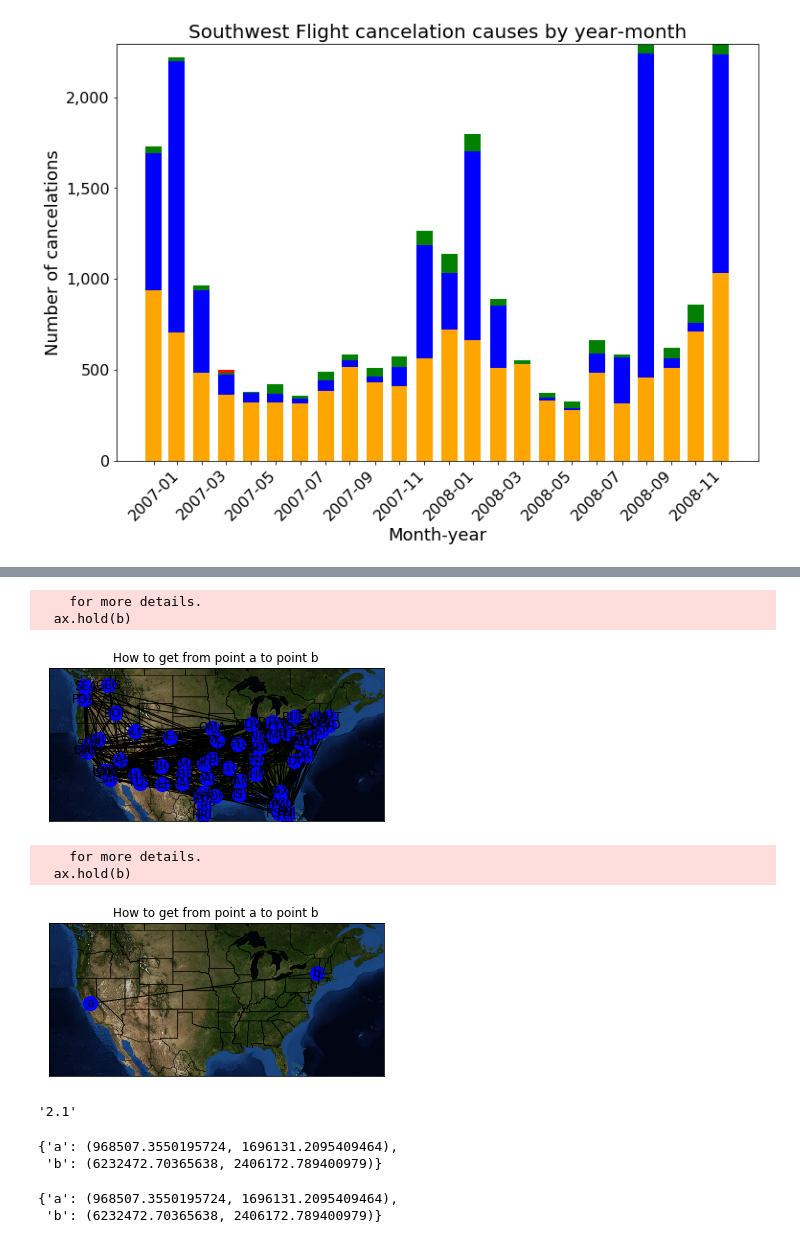
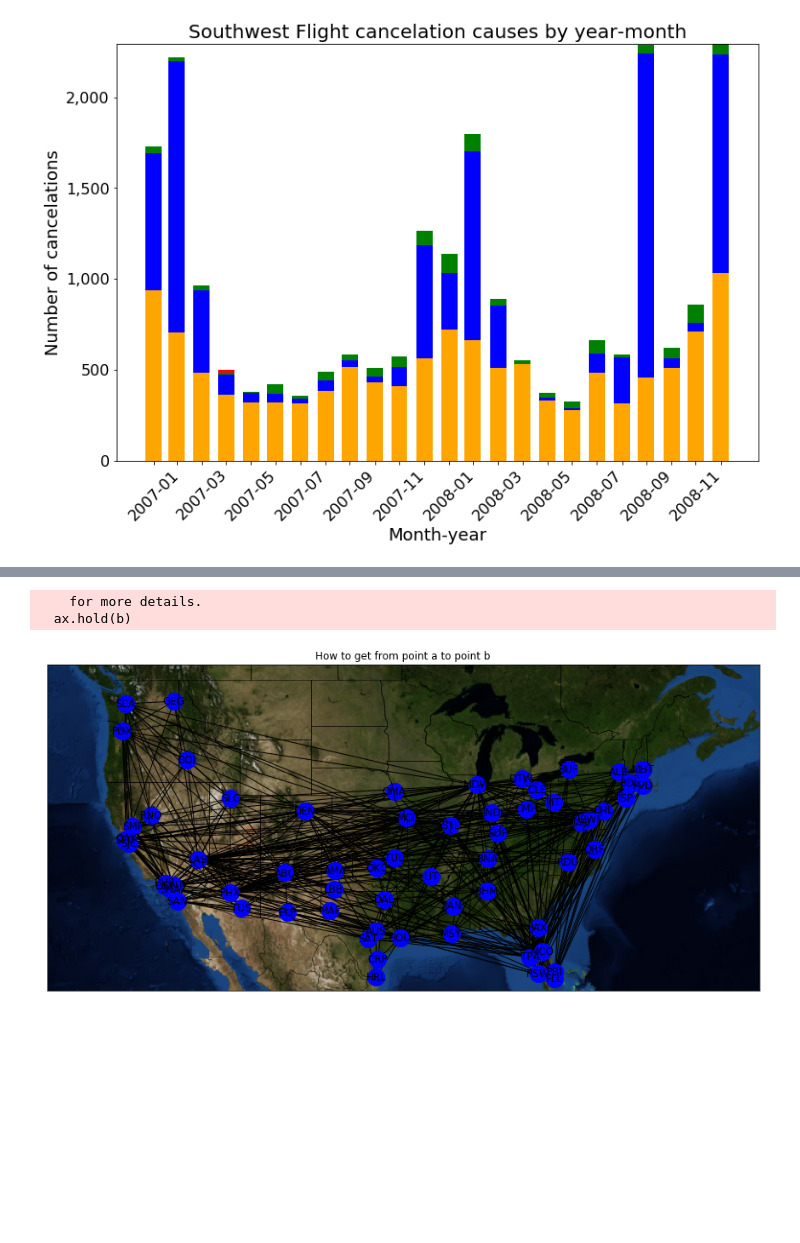
Before and after one commit to Zibski/Airline-on-time, a Jupyter notebook: Data Exploration.ipynb, the cells around one changed output, grey strips where cells are left out. Cells and saved outputs as stored; diff of their text form; code cells hidden in the pictures; blank space fills up the shorter version.

```diff
--- a/Data Exploration.ipynb
+++ b/Data Exploration.ipynb
@@ -297,6 +297,3 @@ for label in ax.get_xaxis().get_ticklabels()[::2]:
 plt.show()
 # %% [output]
 [figure]
-# %%
-df['lon-lat'] = df[['long', 'lat']].apply(tuple, axis=1)
-df.iloc[0]
@@ -344,93 +304,33 @@ from mpl_toolkits.basemap import Basemap as Basemap
 m = Basemap(
         projection='merc',
         llcrnrlon=-130,
         llcrnrlat=25,
         urcrnrlon=-60,
         urcrnrlat=50,
         lat_ts=0,
         resolution='i',
         suppress_ticks=True)
 
 #mx,my=m(df['long'].values,df['lat'].values)
-
+plt.figure(figsize=(15, 15))
 # The NetworkX part
 # put map projection coordinates in pos dictionary
 G = nx.Graph()
 #G.add_edge('a','b')
 G.add_edges_from([tuple(x) for x in df[['Origin', 'Dest']].values])
 pos=df.set_index('Origin')['lon-lat'].to_dict()
 for key, value in pos.items():
     pos[key]=m(value[0], value[1])
 # draw
-nx.draw_networkx(G,pos,node_size=200,node_color='blue')
+nx.draw_networkx(G,pos,node_size=400,node_color='blue')
 
 # Now draw the map
 m.drawcountries()
 m.drawstates()
 m.bluemarble()
 plt.title('How to get from point a to point b')
 plt.show()
 # %% [output]
     for more details.
   ax.hold(b)
-[figure, old version]
+[figure, new version]
-# %%
-import networkx as nx
-import matplotlib.pyplot as plt
-from mpl_toolkits.basemap import Basemap as Basemap
-m = Basemap(
-        projection='merc',
-        llcrnrlon=-130,
-        llcrnrlat=25,
-        urcrnrlon=-60,
-        urcrnrlat=50,
-        lat_ts=0,
-        resolution='i',
-        suppress_ticks=True)
-
-# position in decimal lat/lon
-lats=[37.96,42.82]
-lons=[-121.29,-73.95]
-# convert lat and lon to map projection
-mx,my=m(lons,lats)
-
-# The NetworkX part
-# put map projection coordinates in pos dictionary
-G=nx.Graph()
-G.add_edge('a','b')
-pos={}
-pos['a']=(mx[0],my[0])
-pos['b']=(mx[1],my[1])
-# draw
-nx.draw_networkx(G,pos,node_size=200,node_color='blue')
-
-# Now draw the map
-m.drawcountries()
-m.drawstates()
-m.bluemarble()
-plt.title('How to get from point a to point b')
-plt.show()
-# %% [output]
-    for more details.
-  ax.hold(b)
-[figure, removed]
-# %%
-nx.__version__
-# %% [output]
-'2.1'
-# %%
-pos
-# %% [output]
-{'a': (968507.3550195724, 1696131.2095409464),
- 'b': (6232472.70365638, 2406172.789400979)}
-# %%
-lats=[37.96,42.82]
-lons=[-121.29,-73.95]
-mx,my=m(lons,lats)
-pos={}
-pos['a']=(mx[0],my[0])
-pos['b']=(mx[1],my[1])
-pos
-# %% [output]
-{'a': (968507.3550195724, 1696131.2095409464),
- 'b': (6232472.70365638, 2406172.789400979)}
```
Also changed, not shown: parts of 5 cells of this notebook.
